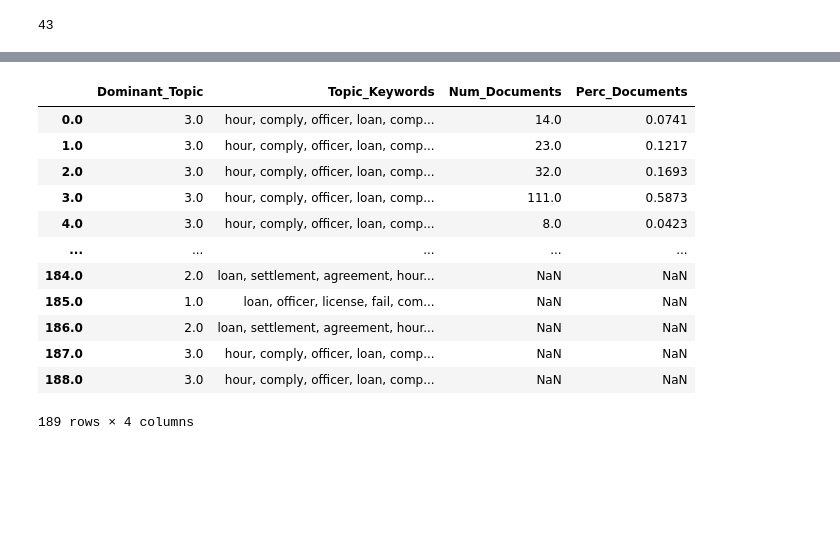
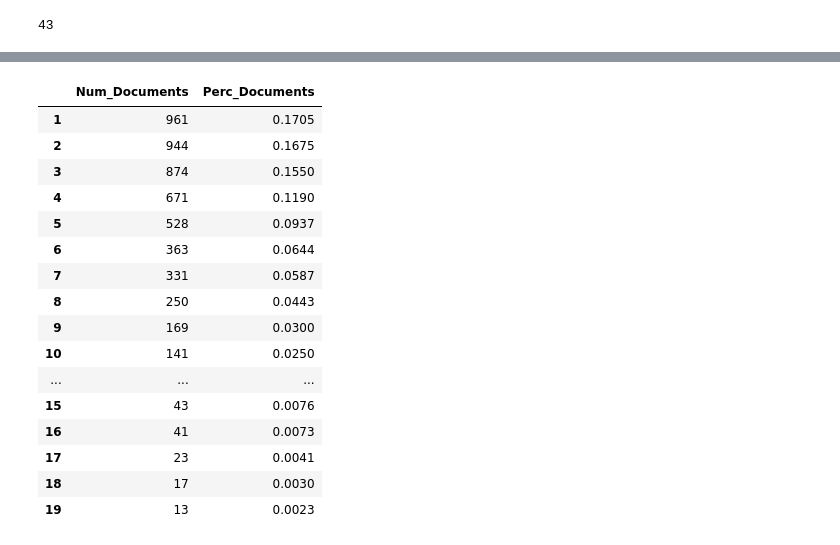
Before and after one commit to ChavezCheong/APL2021_DataPlus, a Jupyter notebook: Data_Analysis/lda_trial.ipynb, the cells around one changed output, grey strips where cells are left out. Saved outputs shown, nothing was run; the diff lists cells and outputs as text; code cells hidden in the pictures; blank space fills up the shorter version.

```diff
--- a/Data_Analysis/lda_trial.ipynb
+++ b/Data_Analysis/lda_trial.ipynb
@@ -125,0 +170,17 @@ model_list, coherence_values = compute_coherence_values(dictionary=words, corpus
+# %%
+sum = 0
+for text in grammed_list:
+    if len(text) > 0:
+        hdp_gram.add_doc(text)
+print(sum)
+# Initiate sampling burn-in  (i.e. discard N first iterations)
+hdp_gram.burn_in = 100
+hdp_gram.train(0)
+print('Num docs:', len(hdp_gram.docs), ', Vocab size:', hdp_gram.num_vocabs,
+      ', Num words:', hdp_gram.num_words)
+print('Removed top words:', hdp_gram.removed_top_words)
+
+# Train model
+for i in range(0, 1000, 100):
+    hdp_gram.train(100) # 100 iterations at a time
+    print('Iteration: {}\tLog-likelihood: {}\tNum. of topics: {}'.format(i, hdp_gram.ll_per_word, hdp_gram.live_k))
@@ -164,0 +224,9 @@ Coherence Score:  0.4670602855533237
+# %%
+# Show graph
+limit=25; start=18; step=1;
+x = range(start, limit, step)
+plt.plot(x, grammed_coherence_values)
+plt.xlabel("Num Topics")
+plt.ylabel("Coherence score")
+plt.legend(("coherence_values"), loc='best')
+plt.show()
@@ -191,7 +298,7 @@ topic
 pd.set_option('display.width', None)
 pd.set_option('display.max_colwidth', None)
 # %%
-def format_topics_sentences(ldamodel=lda_model, corpus=corpus, texts=text_list):
+def format_topics_sentences(ldamodel=model_list[1], corpus=corpus, texts=text_list):
     # Init output
     sent_topics_df = pd.DataFrame()
 
@@ -214,12 +321,5 @@ def format_topics_sentences(ldamodel=lda_model, corpus=corpus, texts=text_list):
     return(sent_topics_df)
 
 
-df_topic_sents_keywords = format_topics_sentences(ldamodel=lda_model, corpus=corpus, texts=text_list)
-
-# Format
-df_dominant_topic = df_topic_sents_keywords.reset_index()
-df_dominant_topic.columns = ['Document_No', 'Dominant_Topic', 'Topic_Perc_Contrib', 'Keywords', 'Text']
-
-# Show
-df_dominant_topic.head(10)
+df_topic_sents_keywords = format_topics_sentences(ldamodel=model_list[1], corpus=corpus, texts=text_list)
 # %% [output]
@@ -236,0 +327,2 @@ df_dominant_topic.head(10)
+# %%
+df_topic_sents_keywords["Dominant_Topic"] = df_topic_sents_keywords["Dominant_Topic"].apply(lambda x: mapping[x])
@@ -264,32 +382,36 @@ sent_topics_sorteddf_mallet
 # %%
 # Number of Documents for Each Topic
 topic_counts = df_topic_sents_keywords['Dominant_Topic'].value_counts()
 topic_counts.head()
 # Percentage of Documents for Each Topic
 topic_contribution = round(topic_counts/topic_counts.sum(), 4)
 
 # Topic Number and Keywords
 topic_num_keywords = df_topic_sents_keywords[['Dominant_Topic', 'Topic_Keywords']]
 
 # Concatenate Column wise
-df_dominant_topics = pd.concat([topic_num_keywords, topic_counts, topic_contribution], axis=1)
+df_dominant_topics = pd.concat([topic_counts, topic_contribution], axis=1)
 
 # Change Column names
-df_dominant_topics.columns = ['Dominant_Topic', 'Topic_Keywords', 'Num_Documents', 'Perc_Documents']
+df_dominant_topics.columns = ['Num_Documents', 'Perc_Documents']
 
 # Show
 df_dominant_topics
 # %% [output]
-|  | Dominant_Topic | Topic_Keywords | Num_Documents | Perc_Documents |
-| 0.0 | 3.0 | hour, comply, officer, loan, comp... | 14.0 | 0.0741 |
-| 1.0 | 3.0 | hour, comply, officer, loan, comp... | 23.0 | 0.1217 |
-| 2.0 | 3.0 | hour, comply, officer, loan, comp... | 32.0 | 0.1693 |
-| 3.0 | 3.0 | hour, comply, officer, loan, comp... | 111.0 | 0.5873 |
-| 4.0 | 3.0 | hour, comply, officer, loan, comp... | 8.0 | 0.0423 |
-| ... | ... | ... | ... | ... |
-| 184.0 | 2.0 | loan, settlement, agreement, hour... | NaN | NaN |
-| 185.0 | 1.0 | loan, officer, license, fail, com... | NaN | NaN |
-| 186.0 | 2.0 | loan, settlement, agreement, hour... | NaN | NaN |
-| 187.0 | 3.0 | hour, comply, officer, loan, comp... | NaN | NaN |
-| 188.0 | 3.0 | hour, comply, officer, loan, comp... | NaN | NaN |
+|  | Num_Documents | Perc_Documents |
+| 1 | 961 | 0.1705 |
+| 2 | 944 | 0.1675 |
+| 3 | 874 | 0.1550 |
+| 4 | 671 | 0.1190 |
+| 5 | 528 | 0.0937 |
+| 6 | 363 | 0.0644 |
+| 7 | 331 | 0.0587 |
+| 8 | 250 | 0.0443 |
+| 9 | 169 | 0.0300 |
+| 10 | 141 | 0.0250 |
+| ... | ... | ... |
+| 15 | 43 | 0.0076 |
+| 16 | 41 | 0.0073 |
+| 17 | 23 | 0.0041 |
+| 18 | 17 | 0.0030 |
+| 19 | 13 | 0.0023 |
-189 rows × 4 columns
```
Also changed, not shown: parts of 25 cells of this notebook.
